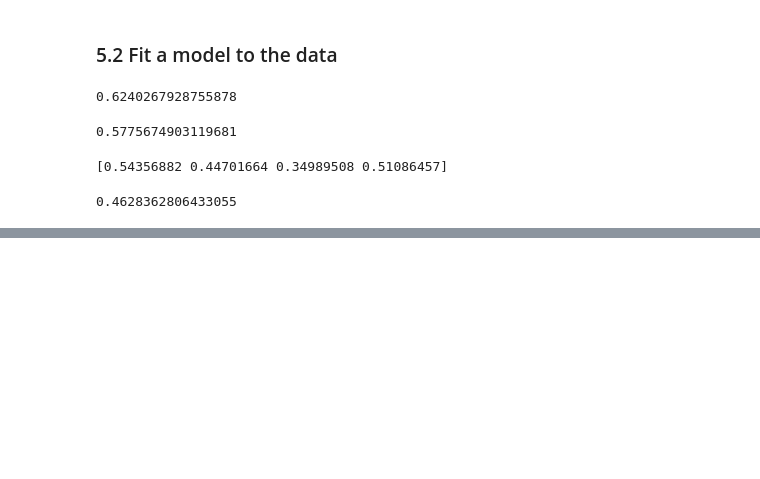
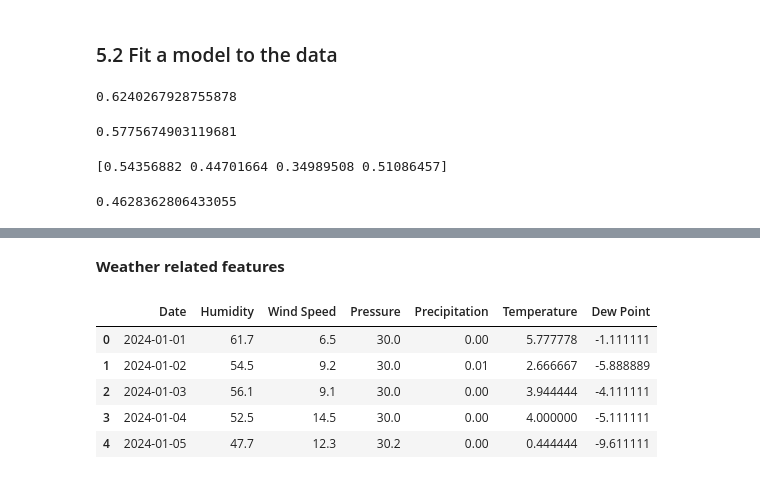
Before and after one commit to jaswanth1524/new-york-taxi-analysis, a Jupyter notebook: Presentable_Notebook.ipynb, the cells around one changed output, grey strips where cells are left out. Drawn from its saved outputs; the diff is of its cells as text; code cells hidden in the pictures; blank space fills up the shorter version.

```diff
--- a/Presentable_Notebook.ipynb
+++ b/Presentable_Notebook.ipynb
@@ -455,0 +528,12 @@ model1.score(X_test,y_test)
+# %% [markdown]
+**Weather related features**
+# %%
+nyc_weather=pd.read_csv('data/weather_data_January_2024.csv')
+nyc_weather.head()
+# %% [output]
+|  | Date | Humidity | Wind Speed | Pressure | Precipitation | Temperature | Dew Point |
+| 0 | 2024-01-01 | 61.7 | 6.5 | 30.0 | 0.00 | 5.777778 | -1.111111 |
+| 1 | 2024-01-02 | 54.5 | 9.2 | 30.0 | 0.01 | 2.666667 | -5.888889 |
+| 2 | 2024-01-03 | 56.1 | 9.1 | 30.0 | 0.00 | 3.944444 | -4.111111 |
+| 3 | 2024-01-04 | 52.5 | 14.5 | 30.0 | 0.00 | 4.000000 | -5.111111 |
+| 4 | 2024-01-05 | 47.7 | 12.3 | 30.2 | 0.00 | 0.444444 | -9.611111 |
```
Also changed, not shown: parts of 40 cells of this notebook.
